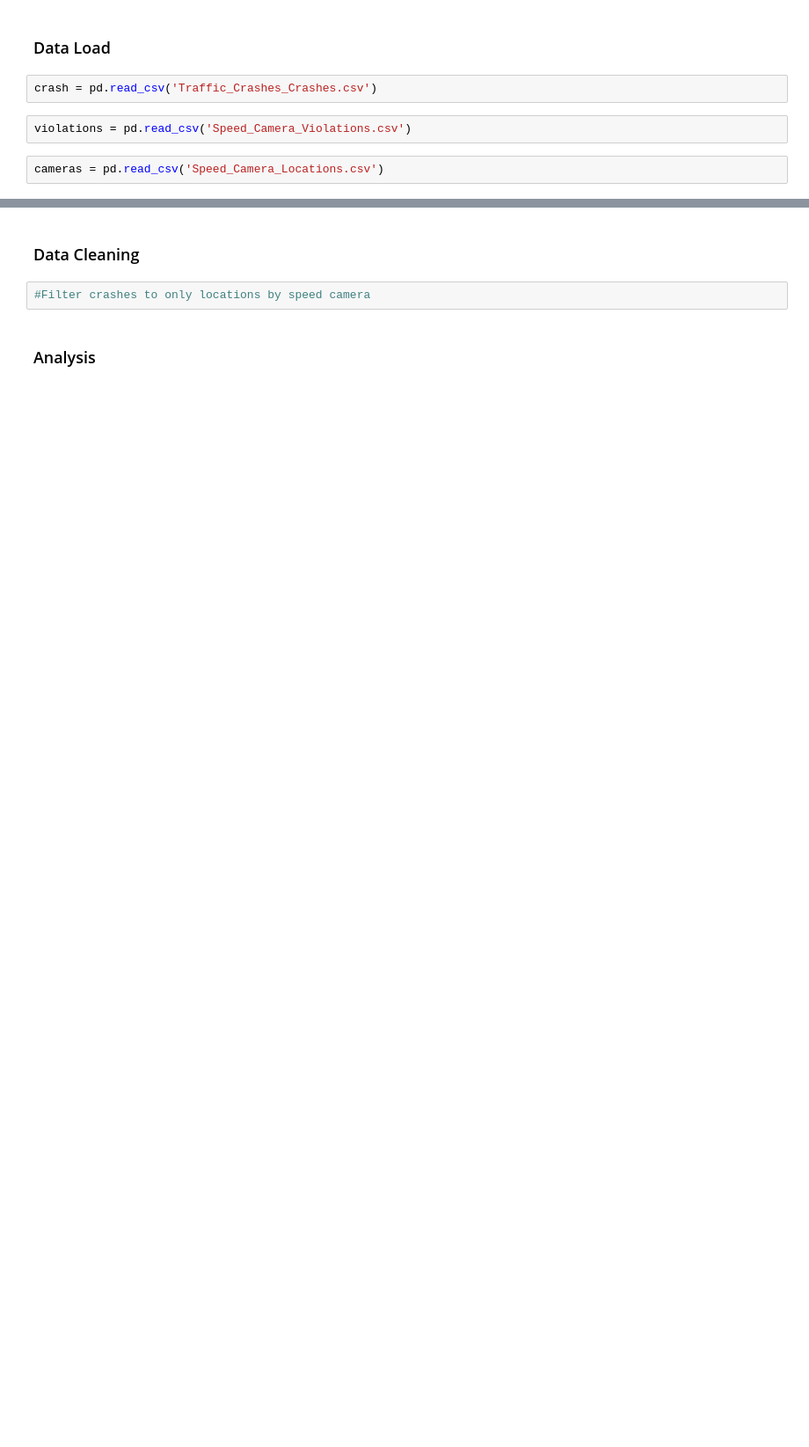
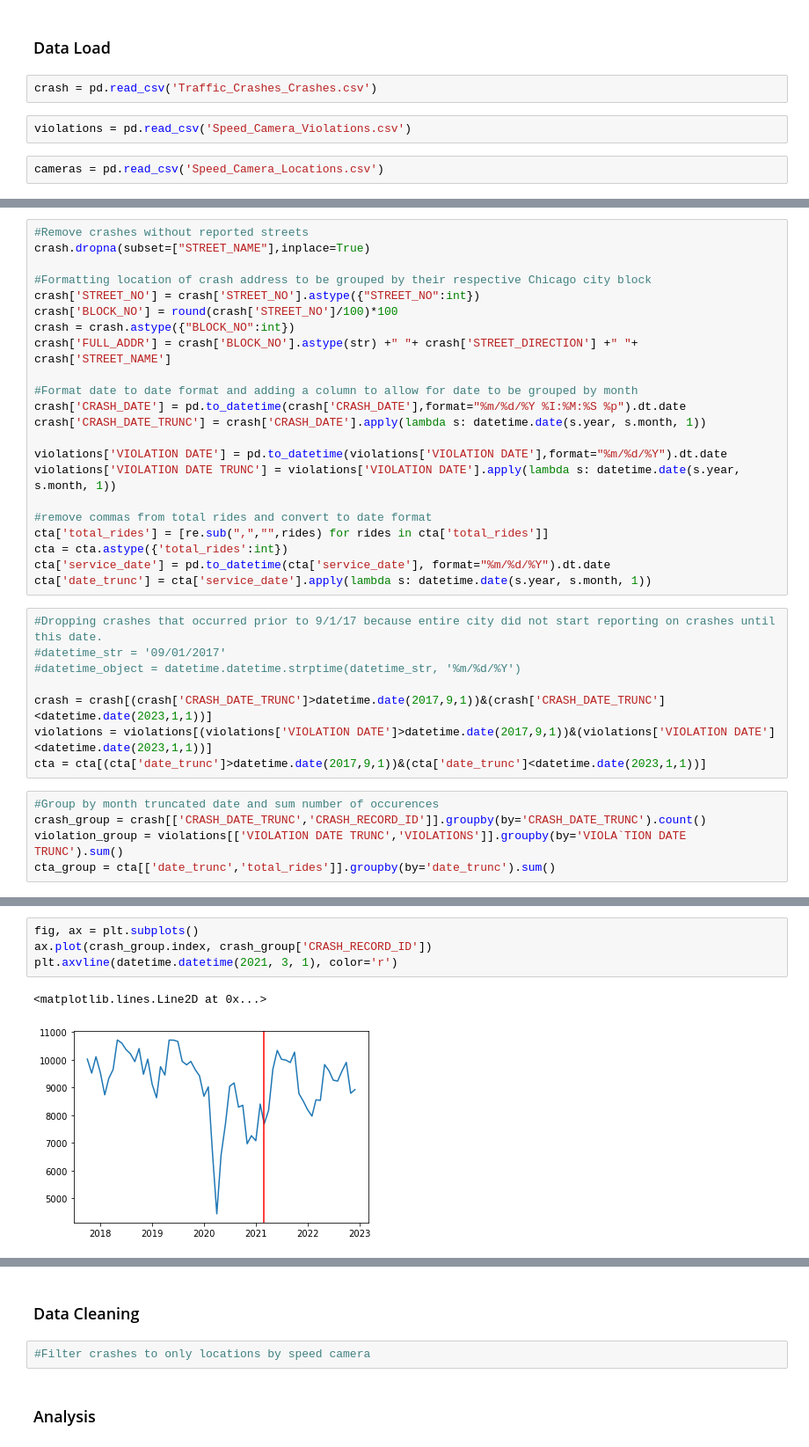
Before and after one commit to rroong/Speed_Camera, a Jupyter notebook: Speed_Camera.ipynb, the cells around one changed output, grey strips where cells are left out. Shown: that part at 88% size. Saved outputs shown, nothing was run; the diff lists cells and outputs as text; blank space fills up the shorter version.

```diff
--- a/Speed_Camera.ipynb
+++ b/Speed_Camera.ipynb
@@ -32,0 +33,35 @@ cameras
+# %%
+#Remove crashes without reported streets
+crash.dropna(subset=["STREET_NAME"],inplace=True)
+
+#Formatting location of crash address to be grouped by their respective Chicago city block
+crash['STREET_NO'] = crash['STREET_NO'].astype({"STREET_NO":int})
+crash['BLOCK_NO'] = round(crash['STREET_NO']/100)*100
+crash = crash.astype({"BLOCK_NO":int})
+crash['FULL_ADDR'] = crash['BLOCK_NO'].astype(str) +" "+ crash['STREET_DIRECTION'] +" "+ crash['STREET_NAME']
+
+#Format date to date format and adding a column to allow for date to be grouped by month
+crash['CRASH_DATE'] = pd.to_datetime(crash['CRASH_DATE'],format="%m/%d/%Y %I:%M:%S %p").dt.date
+crash['CRASH_DATE_TRUNC'] = crash['CRASH_DATE'].apply(lambda s: datetime.date(s.year, s.month, 1))
+
+violations['VIOLATION DATE'] = pd.to_datetime(violations['VIOLATION DATE'],format="%m/%d/%Y").dt.date
+violations['VIOLATION DATE TRUNC'] = violations['VIOLATION DATE'].apply(lambda s: datetime.date(s.year, s.month, 1))
+
+#remove commas from total rides and convert to date format
+cta['total_rides'] = [re.sub(",","",rides) for rides in cta['total_rides']]
+cta = cta.astype({'total_rides':int})
+cta['service_date'] = pd.to_datetime(cta['service_date'], format="%m/%d/%Y").dt.date
+cta['date_trunc'] = cta['service_date'].apply(lambda s: datetime.date(s.year, s.month, 1))
+# %%
+#Dropping crashes that occurred prior to 9/1/17 because entire city did not start reporting on crashes until this date.
+#datetime_str = '09/01/2017'
+#datetime_object = datetime.datetime.strptime(datetime_str, '%m/%d/%Y')
+
+crash = crash[(crash['CRASH_DATE_TRUNC']>datetime.date(2017,9,1))&(crash['CRASH_DATE_TRUNC']<datetime.date(2023,1,1))]
+violations = violations[(violations['VIOLATION DATE']>datetime.date(2017,9,1))&(violations['VIOLATION DATE']<datetime.date(2023,1,1))]
+cta = cta[(cta['date_trunc']>datetime.date(2017,9,1))&(cta['date_trunc']<datetime.date(2023,1,1))]
+# %%
+#Group by month truncated date and sum number of occurences
+crash_group = crash[['CRASH_DATE_TRUNC','CRASH_RECORD_ID']].groupby(by='CRASH_DATE_TRUNC').count()
+violation_group = violations[['VIOLATION DATE TRUNC','VIOLATIONS']].groupby(by='VIOLA`TION DATE TRUNC').sum()
+cta_group = cta[['date_trunc','total_rides']].groupby(by='date_trunc').sum()
@@ -32,0 +149,7 @@ cameras
+# %%
+fig, ax = plt.subplots()
+ax.plot(crash_group.index, crash_group['CRASH_RECORD_ID'])
+plt.axvline(datetime.datetime(2021, 3, 1), color='r')
+# %% [output]
+<matplotlib.lines.Line2D at 0x...>
+[figure, added]
```
Also changed, not shown: parts of 20 cells of this notebook.
